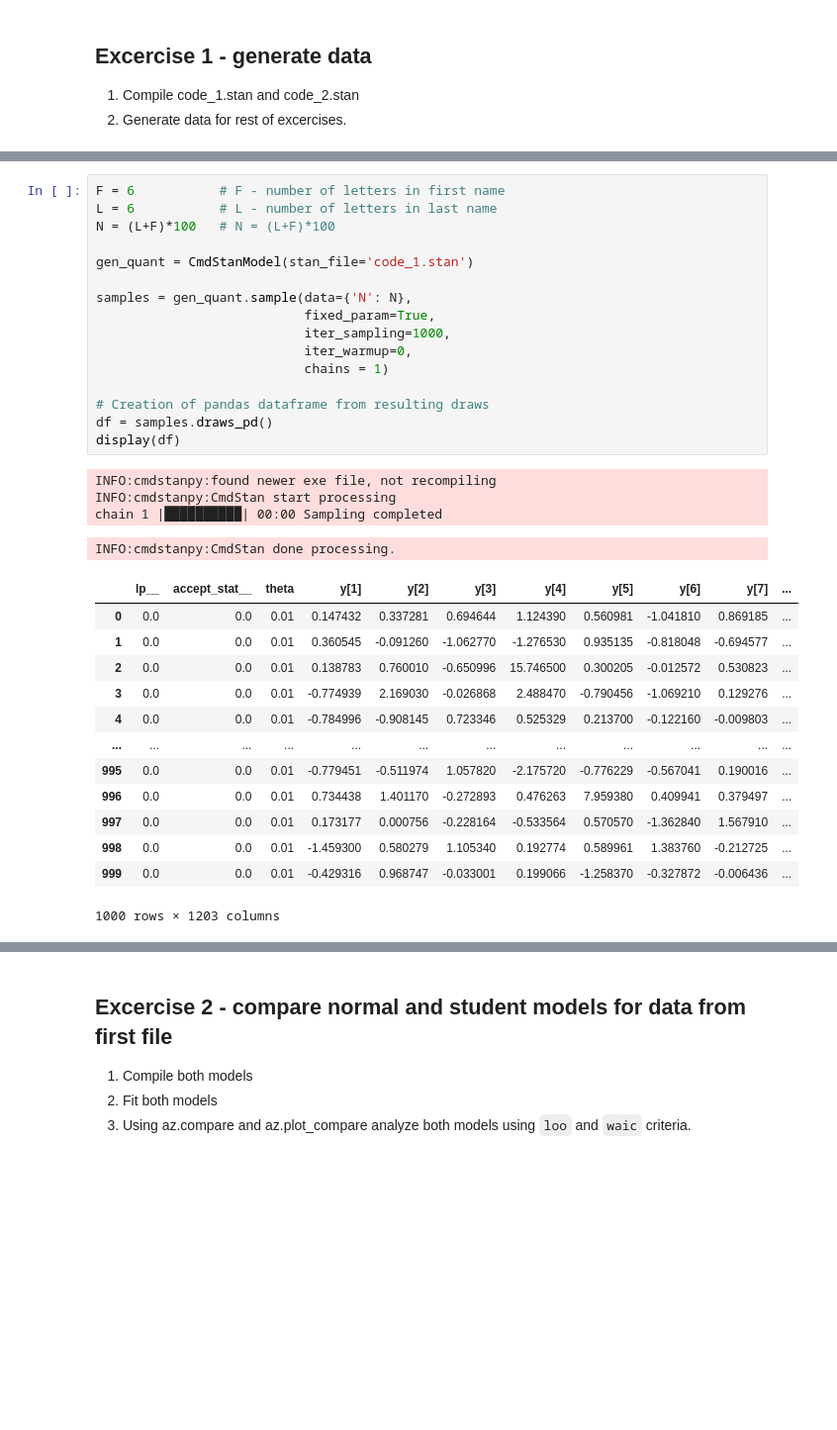
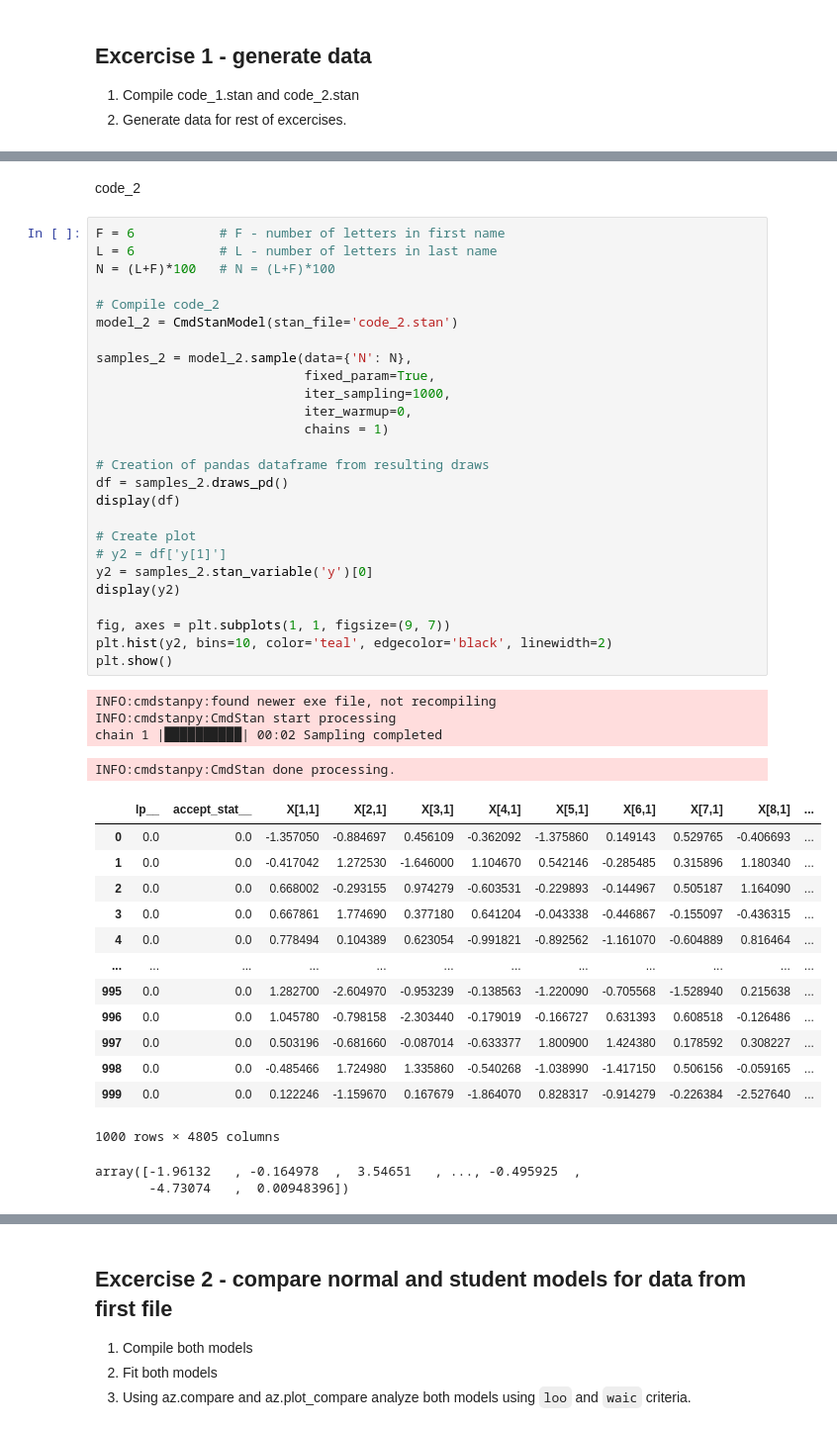
Before and after one commit to DanieloSendi/LaboratoryClasses_Data_Analitycs, a Jupyter notebook: Lab_6_Model_comparison/Lab_6_Model_comparison.ipynb, the cells around one changed output, grey strips where cells are left out. Shown at 99% size. Cells and saved outputs as stored; diff of their text form; blank space fills up the shorter version.

```diff
--- a/Lab_6_Model_comparison/Lab_6_Model_comparison.ipynb
+++ b/Lab_6_Model_comparison/Lab_6_Model_comparison.ipynb
@@ -26,34 +73,48 @@ import pandas as pd
+# %% [markdown]
+code_2
 # %%
 F = 6           # F - number of letters in first name
 L = 6           # L - number of letters in last name
 N = (L+F)*100   # N = (L+F)*100
 
-gen_quant = CmdStanModel(stan_file='code_1.stan')
+# Compile code_2
+model_2 = CmdStanModel(stan_file='code_2.stan')
 
-samples = gen_quant.sample(data={'N': N},
+samples_2 = model_2.sample(data={'N': N},
                            fixed_param=True,
                            iter_sampling=1000,
                            iter_warmup=0,
                            chains = 1)
 
 # Creation of pandas dataframe from resulting draws
-df = samples.draws_pd()
+df = samples_2.draws_pd()
 display(df)
+
+# Create plot
+# y2 = df['y[1]']
+y2 = samples_2.stan_variable('y')[0]
+display(y2)
+
+fig, axes = plt.subplots(1, 1, figsize=(9, 7))
+plt.hist(y2, bins=10, color='teal', edgecolor='black', linewidth=2)
+plt.show()
 # %% [output]
 INFO:cmdstanpy:found newer exe file, not recompiling
 INFO:cmdstanpy:CmdStan start processing
-chain 1 |██████████| 00:00 Sampling completed
+chain 1 |██████████| 00:02 Sampling completed
 INFO:cmdstanpy:CmdStan done processing.
-|  | lp__ | accept_stat__ | theta | y[1] | y[2] | y[3] | y[4] | y[5] | y[6] | y[7] | ... |
-| 0 | 0.0 | 0.0 | 0.01 | 0.147432 | 0.337281 | 0.694644 | 1.124390 | 0.560981 | -1.041810 | 0.869185 | ... |
-| 1 | 0.0 | 0.0 | 0.01 | 0.360545 | -0.091260 | -1.062770 | -1.276530 | 0.935135 | -0.818048 | -0.694577 | ... |
-| 2 | 0.0 | 0.0 | 0.01 | 0.138783 | 0.760010 | -0.650996 | 15.746500 | 0.300205 | -0.012572 | 0.530823 | ... |
-| 3 | 0.0 | 0.0 | 0.01 | -0.774939 | 2.169030 | -0.026868 | 2.488470 | -0.790456 | -1.069210 | 0.129276 | ... |
-| 4 | 0.0 | 0.0 | 0.01 | -0.784996 | -0.908145 | 0.723346 | 0.525329 | 0.213700 | -0.122160 | -0.009803 | ... |
+|  | lp__ | accept_stat__ | X[1,1] | X[2,1] | X[3,1] | X[4,1] | X[5,1] | X[6,1] | X[7,1] | X[8,1] | ... |
+| 0 | 0.0 | 0.0 | -1.357050 | -0.884697 | 0.456109 | -0.362092 | -1.375860 | 0.149143 | 0.529765 | -0.406693 | ... |
+| 1 | 0.0 | 0.0 | -0.417042 | 1.272530 | -1.646000 | 1.104670 | 0.542146 | -0.285485 | 0.315896 | 1.180340 | ... |
+| 2 | 0.0 | 0.0 | 0.668002 | -0.293155 | 0.974279 | -0.603531 | -0.229893 | -0.144967 | 0.505187 | 1.164090 | ... |
+| 3 | 0.0 | 0.0 | 0.667861 | 1.774690 | 0.377180 | 0.641204 | -0.043338 | -0.446867 | -0.155097 | -0.436315 | ... |
+| 4 | 0.0 | 0.0 | 0.778494 | 0.104389 | 0.623054 | -0.991821 | -0.892562 | -1.161070 | -0.604889 | 0.816464 | ... |
 | ... | ... | ... | ... | ... | ... | ... | ... | ... | ... | ... | ... |
-| 995 | 0.0 | 0.0 | 0.01 | -0.779451 | -0.511974 | 1.057820 | -2.175720 | -0.776229 | -0.567041 | 0.190016 | ... |
-| 996 | 0.0 | 0.0 | 0.01 | 0.734438 | 1.401170 | -0.272893 | 0.476263 | 7.959380 | 0.409941 | 0.379497 | ... |
-| 997 | 0.0 | 0.0 | 0.01 | 0.173177 | 0.000756 | -0.228164 | -0.533564 | 0.570570 | -1.362840 | 1.567910 | ... |
-| 998 | 0.0 | 0.0 | 0.01 | -1.459300 | 0.580279 | 1.105340 | 0.192774 | 0.589961 | 1.383760 | -0.212725 | ... |
-| 999 | 0.0 | 0.0 | 0.01 | -0.429316 | 0.968747 | -0.033001 | 0.199066 | -1.258370 | -0.327872 | -0.006436 | ... |
+| 995 | 0.0 | 0.0 | 1.282700 | -2.604970 | -0.953239 | -0.138563 | -1.220090 | -0.705568 | -1.528940 | 0.215638 | ... |
+| 996 | 0.0 | 0.0 | 1.045780 | -0.798158 | -2.303440 | -0.179019 | -0.166727 | 0.631393 | 0.608518 | -0.126486 | ... |
+| 997 | 0.0 | 0.0 | 0.503196 | -0.681660 | -0.087014 | -0.633377 | 1.800900 | 1.424380 | 0.178592 | 0.308227 | ... |
+| 998 | 0.0 | 0.0 | -0.485466 | 1.724980 | 1.335860 | -0.540268 | -1.038990 | -1.417150 | 0.506156 | -0.059165 | ... |
+| 999 | 0.0 | 0.0 | 0.122246 | -1.159670 | 0.167679 | -1.864070 | 0.828317 | -0.914279 | -0.226384 | -2.527640 | ... |
-1000 rows × 1203 columns
+1000 rows × 4805 columns
+array([-1.96132   , -0.164978  ,  3.54651   , ..., -0.495925  ,
+       -4.73074   ,  0.00948396])
```
Also changed, not shown: parts of 14 cells of this notebook, 15 other files.
